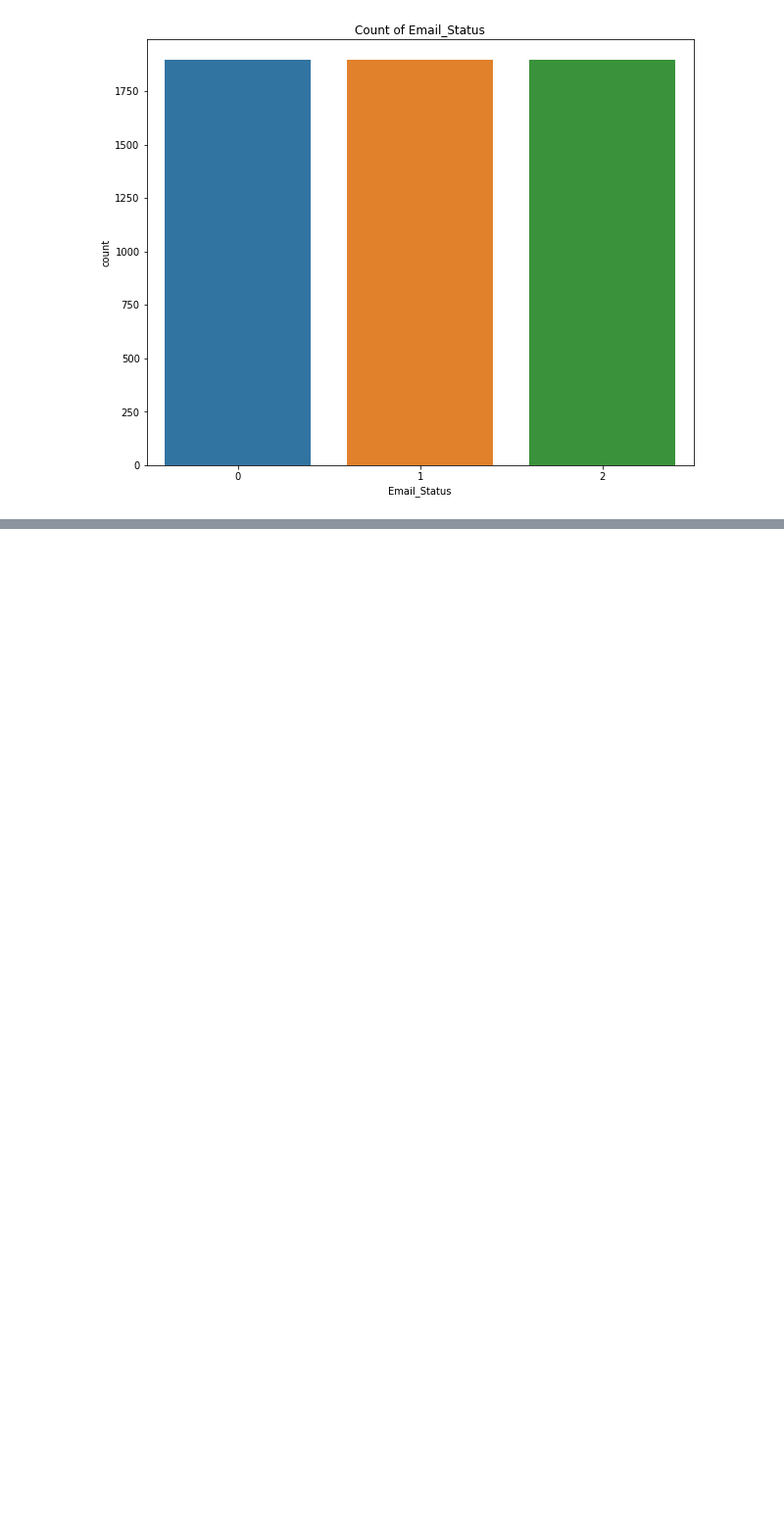
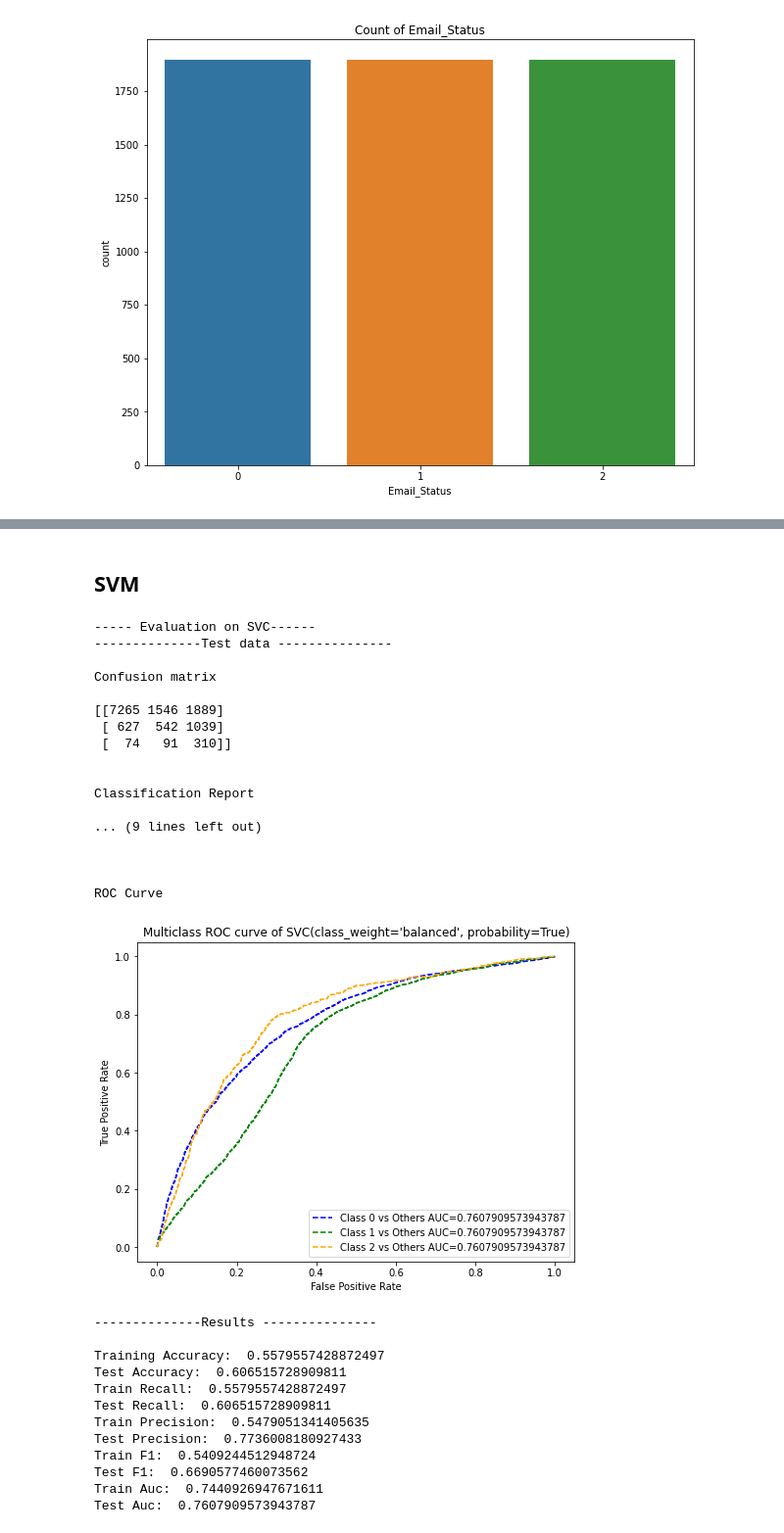
Before and after one commit to Dany511/Email-Campaign-Effectiveness-Prediction, a Jupyter notebook: Email_Campaign_Capstone.ipynb, the cells around one changed output, grey strips where cells are left out. Shown at 98% size. Cells and saved outputs as stored; diff of their text form; code cells hidden in the pictures; blank space fills up the shorter version.

```diff
--- a/Email_Campaign_Capstone.ipynb
+++ b/Email_Campaign_Capstone.ipynb
@@ -506,0 +540,20 @@ plt.show()
+# %%
+# Function to plot ROC curve
+def plot_roc_curve(y_test,test_proba,test_auc,model):
+  #create seperate dictionaries for fpr,tpr and threshold
+  fpr = {}
+  tpr = {}
+  thresh ={}
+  no_of_class=3 #Types of email status
+  #Iterating through each class and storing the values of tpr,fpr and threshold.
+  for i in range(no_of_class):
+      fpr[i], tpr[i], thresh[i] = roc_curve(y_test, test_proba[:,i], pos_label=i)
+  plt.figure(figsize=(8,6))
+  plt.plot(fpr[0], tpr[0], linestyle='--',color='blue', label='Class 0 vs Others'+" AUC="+str(test_auc))
+  plt.plot(fpr[1], tpr[1], linestyle='--',color='green', label='Class 1 vs Others'+" AUC="+str(test_auc))
+  plt.plot(fpr[2], tpr[2], linestyle='--',color='orange', label='Class 2 vs Others'+" AUC="+str(test_auc))
+  plt.title('Multiclass ROC curve of '+ str(model))
+  plt.ylabel('True Positive Rate')
+  plt.xlabel('False Positive Rate')
+  plt.legend(loc=4)
+  plt.show()
@@ -506,0 +642,48 @@ plt.show()
+# %%
+# Function for Training and Evaluating the model
+def train_evaluate(Model,x_train,y_train,Technique_used):
+  #fitting the model
+  model=Model.fit(x_train,y_train)
+
+  #Calling the function for evaluation
+  evaluate(model,x_train,y_train,x_test)
+
+  # Creating a list for storing the model names
+  model_name=str(model).split('(')[0]+"_"+str(Technique_used)
+  model_list.append(model_name)
+# %% [markdown]
+## **SVM**
+# %%
+#Training and Evaluating SVM with RUS data
+train_evaluate(SVC(probability =True,class_weight='balanced',gamma='scale'),x_rus,y_rus,"RUS")
+# %% [output]
+----- Evaluation on SVC------
+--------------Test data ---------------
+
+Confusion matrix
+
+[[7265 1546 1889]
+ [ 627  542 1039]
+ [  74   91  310]]
+
+
+Classification Report
+
+... (9 lines left out)
+
+
+
+ROC Curve
+[figure, added]
+--------------Results ---------------
+
+Training Accuracy:  0.5579557428872497
+Test Accuracy:  0.606515728909811
+Train Recall:  0.5579557428872497
+Test Recall:  0.606515728909811
+Train Precision:  0.5479051341405635
+Test Precision:  0.7736008180927433
+Train F1:  0.5409244512948724
+Test F1:  0.6690577460073562
+Train Auc:  0.7440926947671611
+Test Auc:  0.7607909573943787
```
Also changed, not shown: parts of 28 cells of this notebook.
